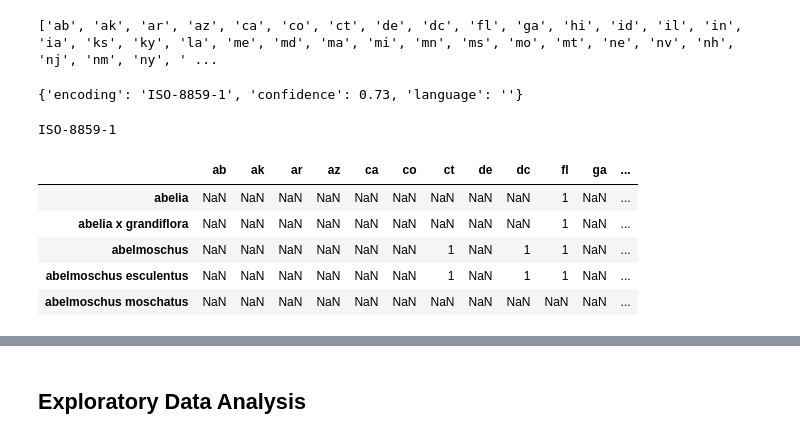
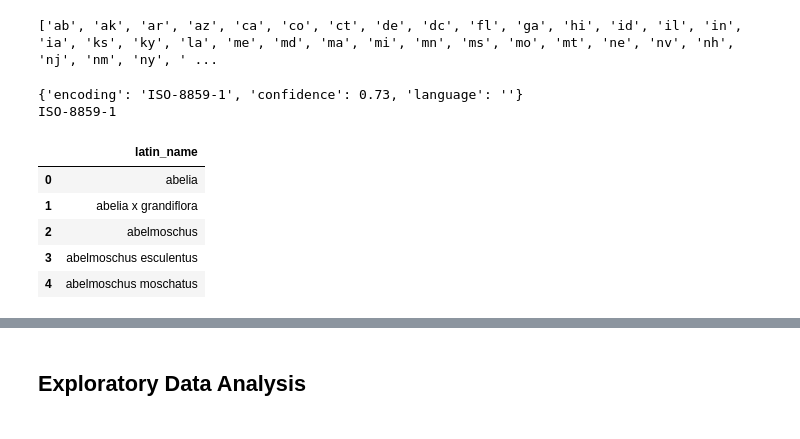
Before and after one commit to HKuz/MachineLearningPractice, a Jupyter notebook: PlantsClustering/PlantsAnalysis.ipynb, the cells around one changed output, grey strips where cells are left out. Drawn from its saved outputs; the diff is of its cells as text; code cells hidden in the pictures.

```diff
--- a/PlantsClustering/PlantsAnalysis.ipynb
+++ b/PlantsClustering/PlantsAnalysis.ipynb
@@ -69,38 +83,26 @@ r = requests.get(plants_data_url)
-# %%
-# Check encoding of request content
-raw_data = r.content
-encoding_detection = chardet.detect(raw_data)
-print(encoding_detection)
-# %% [output]
-{'encoding': 'ISO-8859-1', 'confidence': 0.73, 'language': ''}
 # %%
+# Check encoding of request content
+plnt_enc_det = check_encoding(plnt)
+print(plnt_enc_det)
+
 # Set encoding of request
-r.encoding = encoding_detection['encoding']
-print(r.encoding)
+plnt.encoding = plnt_enc_det['encoding']
+print(plnt.encoding)
 # %% [output]
+{'encoding': 'ISO-8859-1', 'confidence': 0.73, 'language': ''}
 ISO-8859-1
-# %%
-# TAKES A WHILE (10-15 mins) TO RUN:
-# Create empty DataFrame
-plants = pd.DataFrame(columns=cols)
-
-# Iterate over each plant
-for row in r.text.split('\n'):
-    items = row.split(',')
-
-    # Ignore any plants with only name and no location info
-    if len(items) == 1:
-        continue
-
-    # Save a 1 if plant is found in given state/prov column
-    else:
-        plants.loc[items[0]] = {k: 1 for k in items[1:]}
-
-plants.head()
-# %% [output]
-|  | ab | ak | ar | az | ca | co | ct | de | dc | fl | ga | ... |
-| abelia | NaN | NaN | NaN | NaN | NaN | NaN | NaN | NaN | NaN | 1 | NaN | ... |
-| abelia x grandiflora | NaN | NaN | NaN | NaN | NaN | NaN | NaN | NaN | NaN | 1 | NaN | ... |
-| abelmoschus | NaN | NaN | NaN | NaN | NaN | NaN | 1 | NaN | 1 | 1 | NaN | ... |
-| abelmoschus esculentus | NaN | NaN | NaN | NaN | NaN | NaN | 1 | NaN | 1 | 1 | NaN | ... |
-| abelmoschus moschatus | NaN | NaN | NaN | NaN | NaN | NaN | NaN | NaN | NaN | NaN | NaN | ... |
+# %%
+tmp_plants = pd.read_csv('./Data/plants.data',
+                         encoding='ISO-8859-1',
+                         usecols=[0],
+                         header=None)
+
+tmp_plants.columns = ['latin_name']
+tmp_plants.head()
+# %% [output]
+|  | latin_name |
+| 0 | abelia |
+| 1 | abelia x grandiflora |
+| 2 | abelmoschus |
+| 3 | abelmoschus esculentus |
+| 4 | abelmoschus moschatus |
```
Also changed, not shown: parts of 19 cells of this notebook, 1 other file.
